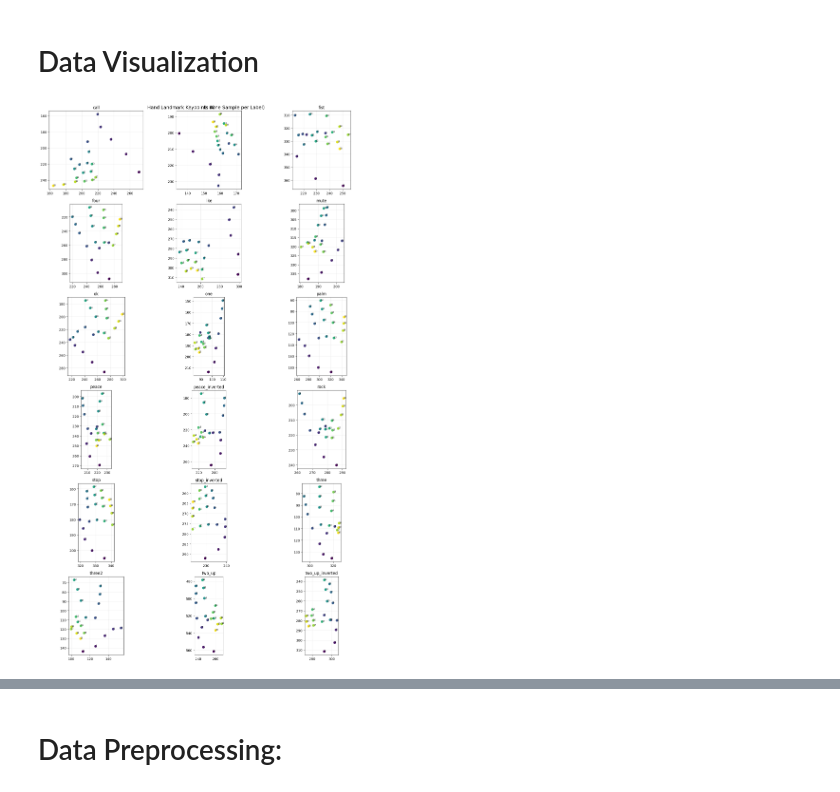
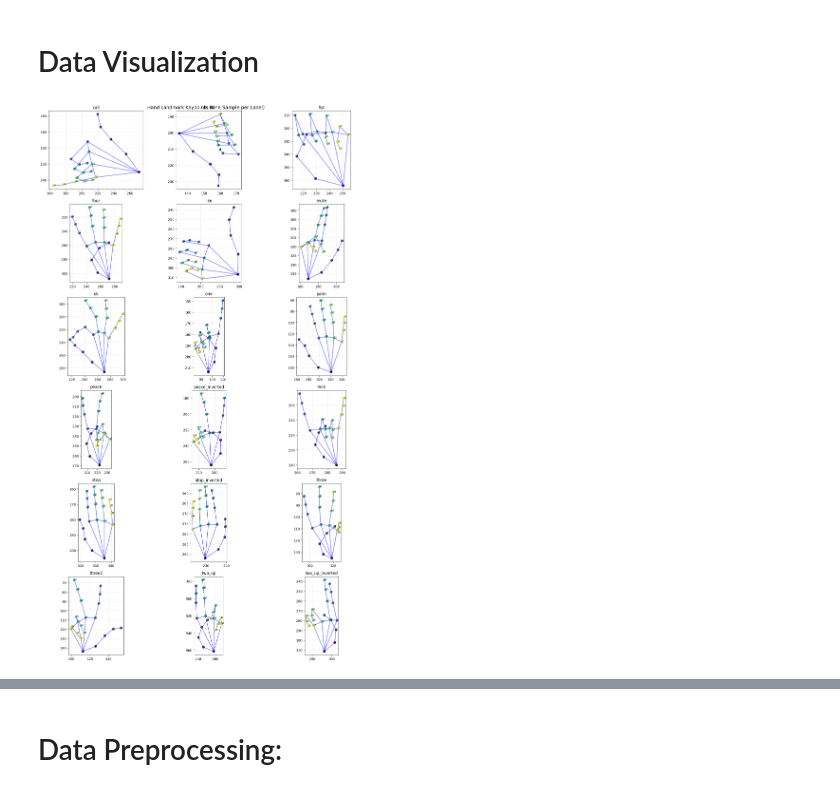
Before and after one commit to heshamyehia/Hand_Gesture_Recognition, a Jupyter notebook: hand_landmarks.ipynb, the cells around one changed output, grey strips where cells are left out. Cells and saved outputs as stored; diff of their text form; code cells hidden in the pictures.

```diff
--- a/hand_landmarks.ipynb
+++ b/hand_landmarks.ipynb
@@ -83,33 +79,56 @@ if "label" not in df.columns:
 sample_df = df.groupby("label", as_index=False).sample(n=1, random_state=42).reset_index(drop=True)
 
 n_labels = len(sample_df)
 n_cols = min(3, n_labels)
 n_rows = math.ceil(n_labels / n_cols)
 
 fig, axes = plt.subplots(n_rows, n_cols, figsize=(5 * n_cols, 4 * n_rows))
 axes = np.array(axes).reshape(-1)
 
 for ax, (_, row) in zip(axes, sample_df.iterrows()):
     x = row[x_cols].astype(float).to_numpy()
     y = row[y_cols].astype(float).to_numpy()
 
-    ax.scatter(x, y, s=45, c=range(len(x)), cmap="viridis")
+    # Define hand landmark connections (MediaPipe hand structure)
+    connections = [
+        # Thumb
+        (0, 1), (1, 2), (2, 3), (3, 4),
+        # Index finger
+        (0, 5), (5, 6), (6, 7), (7, 8),
+        # Middle finger
+        (0, 9), (9, 10), (10, 11), (11, 12),
+        # Ring finger
+        (0, 13), (13, 14), (14, 15), (15, 16),
+        # Pinky
+        (0, 17), (17, 18), (18, 19), (19, 20),
+        # Palm connections
+        (5, 9), (9, 13), (13, 17)
+    ]
+
+    # Draw connections as lines
+    for start, end in connections:
+        if start < len(x) and end < len(x):
+            ax.plot([x[start], x[end]], [y[start], y[end]],
+                   'b-', linewidth=1.5, alpha=0.6)
+
+    # Draw landmarks as scatter points on top
+    ax.scatter(x, y, s=45, c=range(len(x)), cmap="viridis", zorder=3)
 
     # Label each keypoint index to make landmark positions easy to inspect
     for i, (xi, yi) in enumerate(zip(x, y)):
-        ax.text(xi, yi, str(i), fontsize=6)
+        ax.text(xi, yi, str(i), fontsize=6, zorder=4)
 
     ax.set_title(str(row["label"]))
     ax.set_aspect("equal")
     ax.invert_yaxis()  # image-style orientation
     ax.grid(alpha=0.25)
 
 # Hide any unused axes
 for j in range(n_labels, len(axes)):
     axes[j].axis("off")
 
 plt.suptitle("Hand Landmark Keypoints (One Sample per Label)", fontsize=14)
 plt.tight_layout()
 plt.show()
 # %% [output]
-[figure, old version]
+[figure, new version]
```
Also changed, not shown: parts of 9 cells of this notebook.
